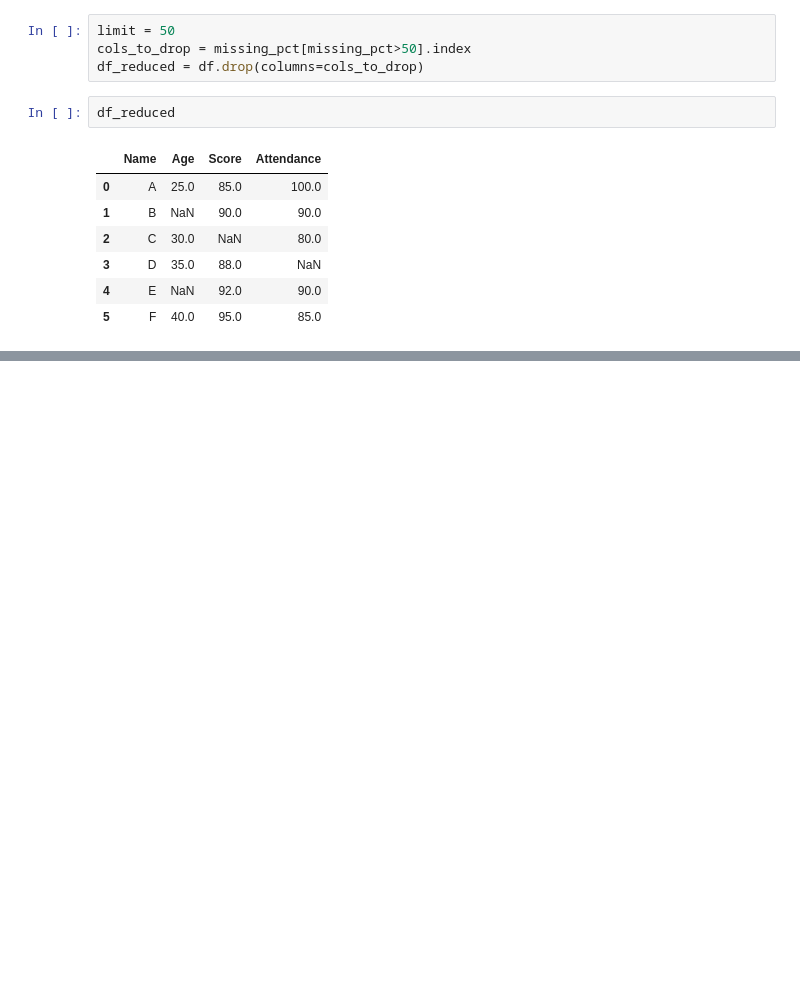
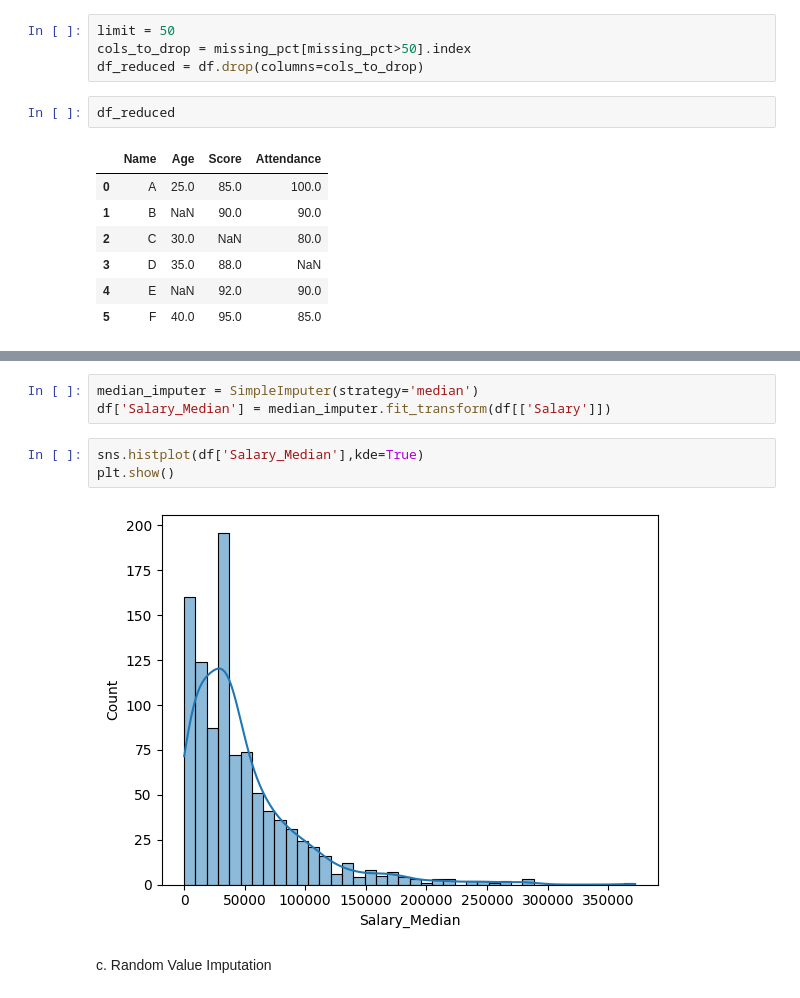
Before and after one commit to datasciencekibaatein/Batch-84, a Jupyter notebook: HandlingMissingValues/01-remove.ipynb, the cells around one changed output, grey strips where cells are left out. Saved outputs shown, nothing was run; the diff lists cells and outputs as text; blank space fills up the shorter version.

```diff
--- a/HandlingMissingValues/01-remove.ipynb
+++ b/HandlingMissingValues/01-remove.ipynb
@@ -144,0 +303,10 @@ df_reduced
+# %%
+median_imputer = SimpleImputer(strategy='median')
+df['Salary_Median'] = median_imputer.fit_transform(df[['Salary']])
+# %%
+sns.histplot(df['Salary_Median'],kde=True)
+plt.show()
+# %% [output]
+[figure, added]
+# %% [markdown]
+c. Random Value Imputation
```
Also changed, not shown: parts of 44 cells of this notebook, 1 other file.
